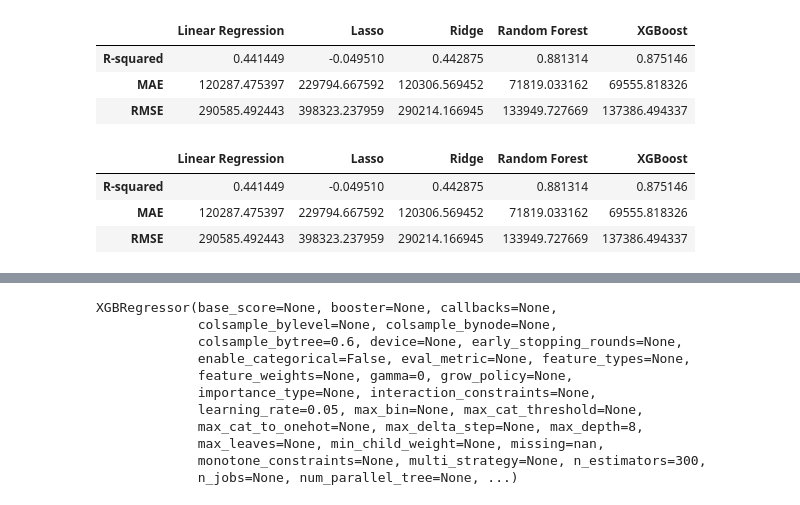
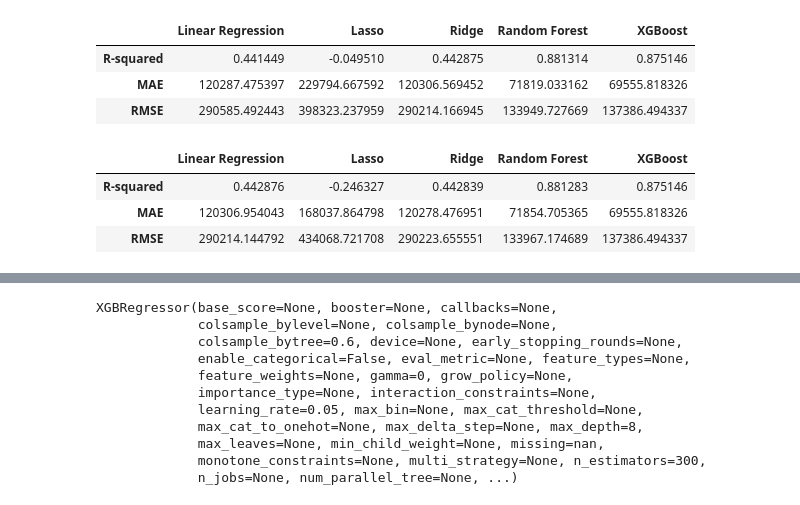
Before and after one commit to ArnavNalk/real-estate, a Jupyter notebook: modelling.ipynb, the cells around one changed output, grey strips where cells are left out. Saved outputs shown, nothing was run; the diff lists cells and outputs as text; code cells hidden in the pictures.

Commit message:
update modelling

```diff
--- a/modelling.ipynb
+++ b/modelling.ipynb
@@ -82,29 +82,29 @@ results_df
 # %%
 X = df.drop('price', axis=1)
 y = np.log1p(df['price'])
 x_train, x_test, y_train, y_test = train_test_split(X, y, test_size=0.2, random_state=42)
 models = {'Linear Regression': LinearRegression(),
           'Lasso':Lasso(),
           'Ridge':Ridge(),
           'Random Forest': RandomForestRegressor(n_estimators=100, random_state=42),
           'XGBoost': XGBRegressor(n_estimators=100, random_state=42)}
 results = {}
 for name,model in models.items():
-    model.fit(X_train_scaled,y_train)
-    y_log_pred = model.predict(X_test_scaled)
+    model.fit(x_train,y_train)
+    y_log_pred = model.predict(x_test)
     y_test_actual = np.expm1(y_test)
     y_pred_actual = np.expm1(y_log_pred)
     r2 = r2_score(y_test_actual, y_pred_actual)
     mae = mean_absolute_error(y_test_actual, y_pred_actual)
     rmse = np.sqrt(mean_squared_error(y_test_actual, y_pred_actual))
     results[name] = {'R-squared': r2, 'MAE': mae, 'RMSE': rmse}
 results_df = pd.DataFrame(results)
 results_df
 # %% [output]
 |  | Linear Regression | Lasso | Ridge | Random Forest | XGBoost |
-| R-squared | 0.441449 | -0.049510 | 0.442875 | 0.881314 | 0.875146 |
-| MAE | 120287.475397 | 229794.667592 | 120306.569452 | 71819.033162 | 69555.818326 |
-| RMSE | 290585.492443 | 398323.237959 | 290214.166945 | 133949.727669 | 137386.494337 |
+| R-squared | 0.442876 | -0.246327 | 0.442839 | 0.881283 | 0.875146 |
+| MAE | 120306.954043 | 168037.864798 | 120278.476951 | 71854.705365 | 69555.818326 |
+| RMSE | 290214.144792 | 434068.721708 | 290223.655551 | 133967.174689 | 137386.494337 |
 # %%
 X = df.drop('price', axis=1)
 y = np.log1p(df['price'])
```
Also changed, not shown: parts of 2 cells of this notebook.
